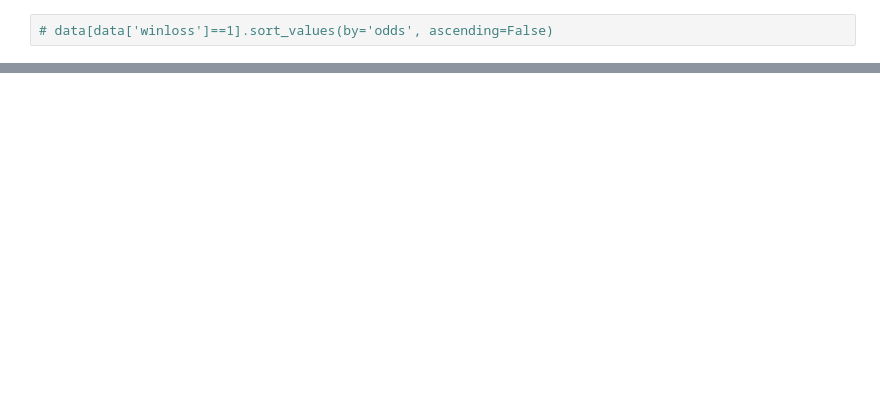
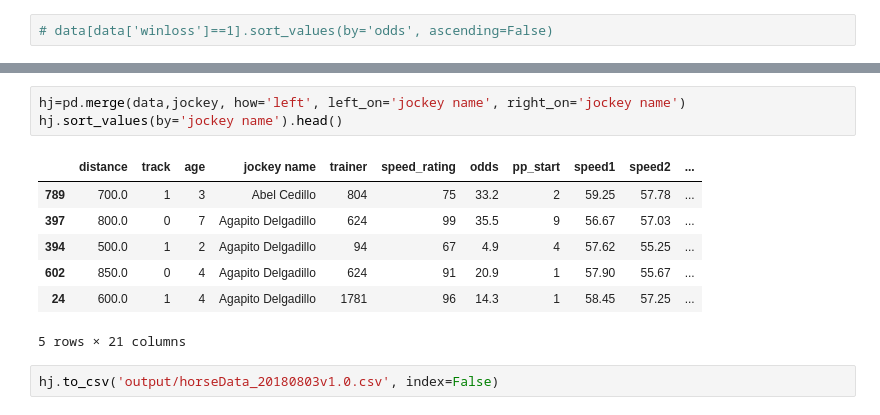
Before and after one commit to theBlindRooster/ML_HorseRacing, a Jupyter notebook: Horsiesv2.ipynb, the cells around one changed output, grey strips where cells are left out. Saved outputs shown, nothing was run; the diff lists cells and outputs as text; blank space fills up the shorter version.

```diff
--- a/Horsiesv2.ipynb
+++ b/Horsiesv2.ipynb
@@ -165,0 +170,13 @@ data.to_csv('output/horseData_20180801v1.3.csv', index=False)
+# %%
+hj=pd.merge(data,jockey, how='left', left_on='jockey name', right_on='jockey name')
+hj.sort_values(by='jockey name').head()
+# %% [output]
+|  | distance | track | age | jockey name | trainer | speed_rating | odds | pp_start | speed1 | speed2 | ... |
+| 789 | 700.0 | 1 | 3 | Abel Cedillo | 804 | 75 | 33.2 | 2 | 59.25 | 57.78 | ... |
+| 397 | 800.0 | 0 | 7 | Agapito Delgadillo | 624 | 99 | 35.5 | 9 | 56.67 | 57.03 | ... |
+| 394 | 500.0 | 1 | 2 | Agapito Delgadillo | 94 | 67 | 4.9 | 4 | 57.62 | 55.25 | ... |
+| 602 | 850.0 | 0 | 4 | Agapito Delgadillo | 624 | 91 | 20.9 | 1 | 57.90 | 55.67 | ... |
+| 24 | 600.0 | 1 | 4 | Agapito Delgadillo | 1781 | 96 | 14.3 | 1 | 58.45 | 57.25 | ... |
+5 rows × 21 columns
+# %%
+hj.to_csv('output/horseData_20180803v1.0.csv', index=False)
```
Also changed, not shown: parts of 7 cells of this notebook, 14 other files.
